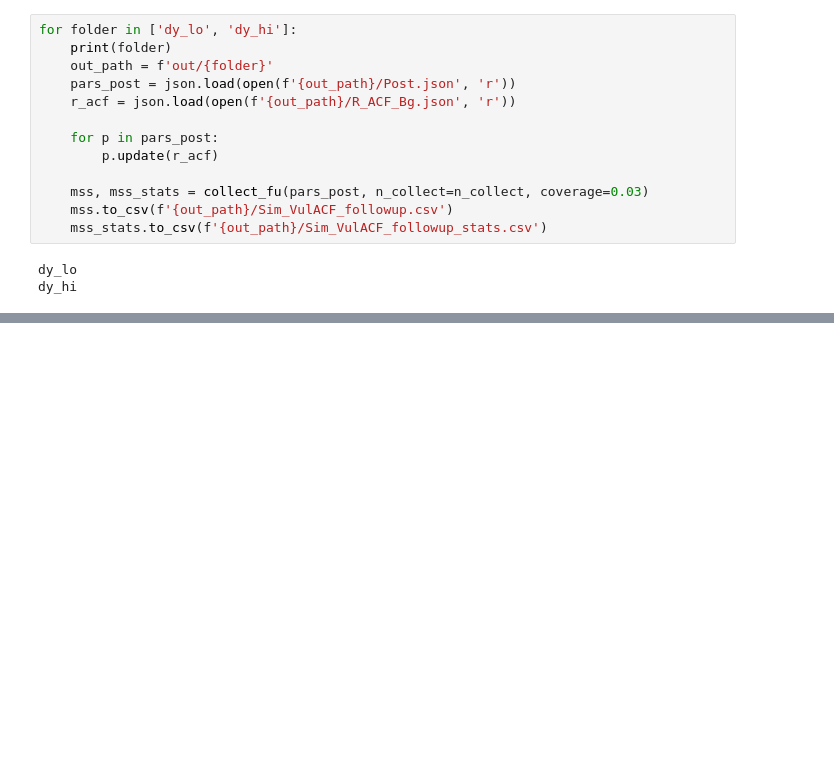
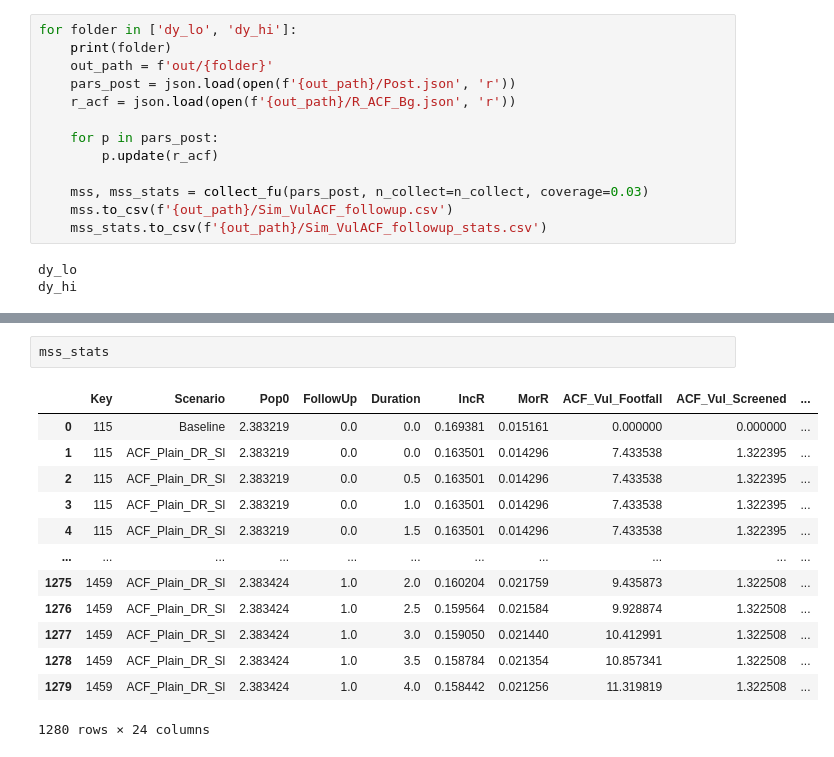
Before and after one commit to TimeWz667/IndTB_ACF, a Jupyter notebook: notebooks/5_Simulate_VulACF.ipynb, the cells around one changed output, grey strips where cells are left out. Saved outputs shown, nothing was run; the diff lists cells and outputs as text; blank space fills up the shorter version.

Commit message:
Add 2 dim follow-up simulation

```diff
--- a/notebooks/5_Simulate_VulACF.ipynb
+++ b/notebooks/5_Simulate_VulACF.ipynb
@@ -145,0 +221,16 @@ mss_stats
+# %%
+mss_stats
+# %% [output]
+|  | Key | Scenario | Pop0 | FollowUp | Duration | IncR | MorR | ACF_Vul_Footfall | ACF_Vul_Screened | ... |
+| 0 | 115 | Baseline | 2.383219 | 0.0 | 0.0 | 0.169381 | 0.015161 | 0.000000 | 0.000000 | ... |
+| 1 | 115 | ACF_Plain_DR_Sl | 2.383219 | 0.0 | 0.0 | 0.163501 | 0.014296 | 7.433538 | 1.322395 | ... |
+| 2 | 115 | ACF_Plain_DR_Sl | 2.383219 | 0.0 | 0.5 | 0.163501 | 0.014296 | 7.433538 | 1.322395 | ... |
+| 3 | 115 | ACF_Plain_DR_Sl | 2.383219 | 0.0 | 1.0 | 0.163501 | 0.014296 | 7.433538 | 1.322395 | ... |
+| 4 | 115 | ACF_Plain_DR_Sl | 2.383219 | 0.0 | 1.5 | 0.163501 | 0.014296 | 7.433538 | 1.322395 | ... |
+| ... | ... | ... | ... | ... | ... | ... | ... | ... | ... | ... |
+| 1275 | 1459 | ACF_Plain_DR_Sl | 2.383424 | 1.0 | 2.0 | 0.160204 | 0.021759 | 9.435873 | 1.322508 | ... |
+| 1276 | 1459 | ACF_Plain_DR_Sl | 2.383424 | 1.0 | 2.5 | 0.159564 | 0.021584 | 9.928874 | 1.322508 | ... |
+| 1277 | 1459 | ACF_Plain_DR_Sl | 2.383424 | 1.0 | 3.0 | 0.159050 | 0.021440 | 10.412991 | 1.322508 | ... |
+| 1278 | 1459 | ACF_Plain_DR_Sl | 2.383424 | 1.0 | 3.5 | 0.158784 | 0.021354 | 10.857341 | 1.322508 | ... |
+| 1279 | 1459 | ACF_Plain_DR_Sl | 2.383424 | 1.0 | 4.0 | 0.158442 | 0.021256 | 11.319819 | 1.322508 | ... |
+1280 rows × 24 columns
```
Also changed, not shown: parts of 6 cells of this notebook, 12 other files.
